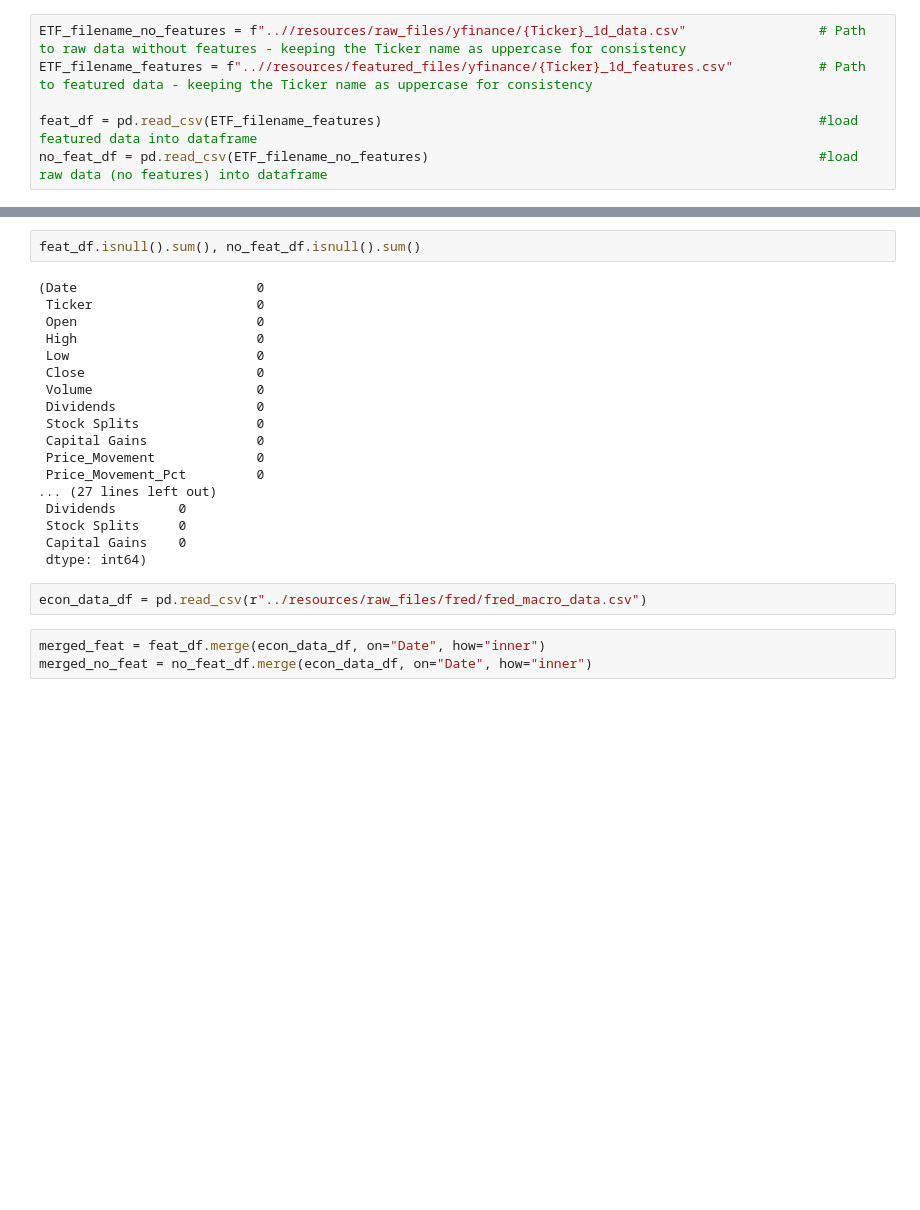
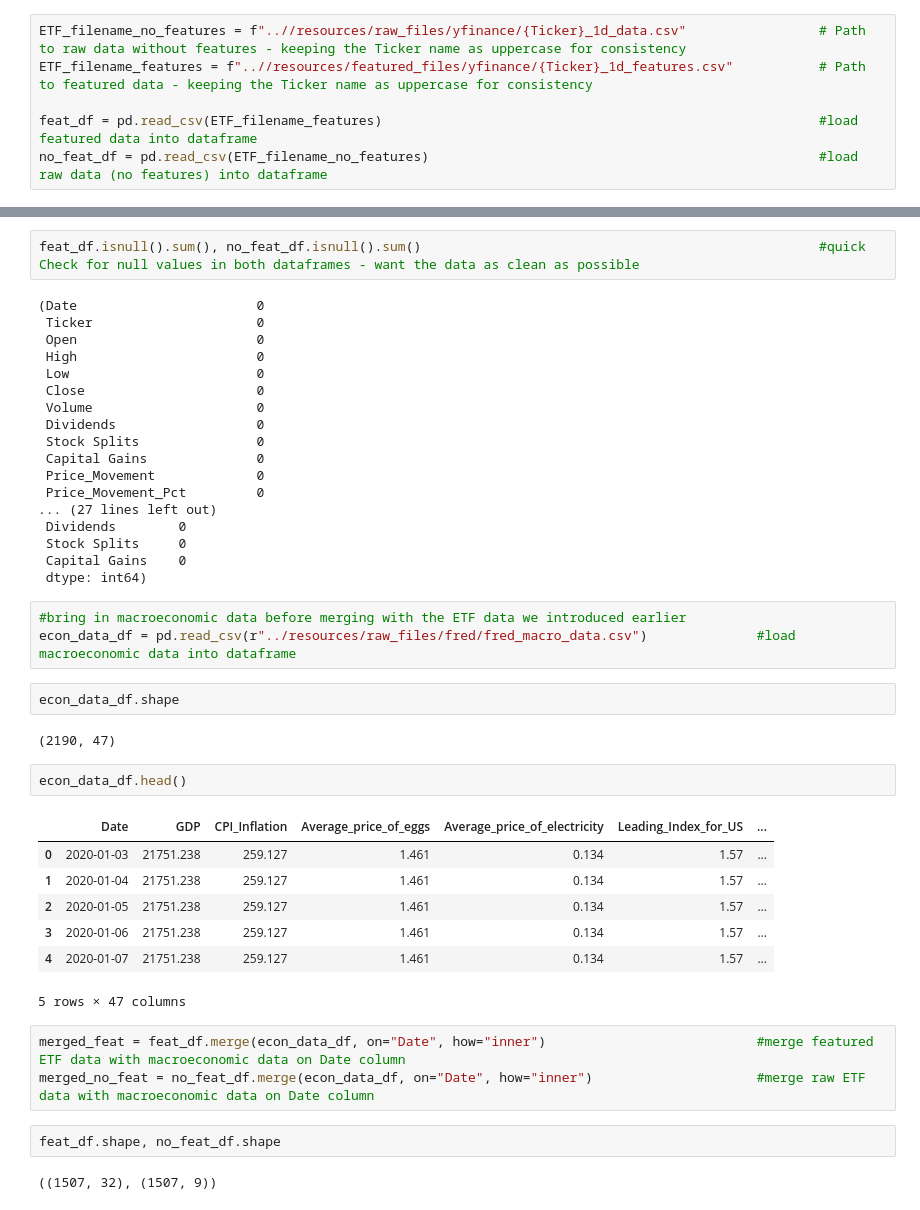
Before and after one commit to tishsrisasi/etf-close-price, a Jupyter notebook: jupyter_notebooks/2_etf_price_predictions_linear_regression.ipynb, the cells around one changed output, grey strips where cells are left out. Drawn from its saved outputs; the diff is of its cells as text; blank space fills up the shorter version.

```diff
--- a/jupyter_notebooks/2_etf_price_predictions_linear_regression.ipynb
+++ b/jupyter_notebooks/2_etf_price_predictions_linear_regression.ipynb
@@ -90,7 +91,7 @@ no_feat_df.shape, feat_df.shape,
 # %% [output]
 ((1507, 9), (1507, 32))
 # %%
-feat_df.isnull().sum(), no_feat_df.isnull().sum()
+feat_df.isnull().sum(), no_feat_df.isnull().sum()                                                   #quick Check for null values in both dataframes - want the data as clean as possible
 # %% [output]
 (Date                       0
  Ticker                     0
@@ -110,7 +111,26 @@ feat_df.isnull().sum(), no_feat_df.isnull().sum()
  Capital Gains    0
  dtype: int64)
 # %%
-econ_data_df = pd.read_csv(r"../resources/raw_files/fred/fred_macro_data.csv")
+#bring in macroeconomic data before merging with the ETF data we introduced earlier
+econ_data_df = pd.read_csv(r"../resources/raw_files/fred/fred_macro_data.csv")              #load macroeconomic data into dataframe
+# %%
+econ_data_df.shape
+# %% [output]
+(2190, 47)
+# %%
+econ_data_df.head()
+# %% [output]
+|  | Date | GDP | CPI_Inflation | Average_price_of_eggs | Average_price_of_electricity | Leading_Index_for_US | ... |
+| 0 | 2020-01-03 | 21751.238 | 259.127 | 1.461 | 0.134 | 1.57 | ... |
+| 1 | 2020-01-04 | 21751.238 | 259.127 | 1.461 | 0.134 | 1.57 | ... |
+| 2 | 2020-01-05 | 21751.238 | 259.127 | 1.461 | 0.134 | 1.57 | ... |
+| 3 | 2020-01-06 | 21751.238 | 259.127 | 1.461 | 0.134 | 1.57 | ... |
+| 4 | 2020-01-07 | 21751.238 | 259.127 | 1.461 | 0.134 | 1.57 | ... |
+5 rows × 47 columns
 # %%
-merged_feat = feat_df.merge(econ_data_df, on="Date", how="inner")
-merged_no_feat = no_feat_df.merge(econ_data_df, on="Date", how="inner")
+merged_feat = feat_df.merge(econ_data_df, on="Date", how="inner")                           #merge featured ETF data with macroeconomic data on Date column
+merged_no_feat = no_feat_df.merge(econ_data_df, on="Date", how="inner")                     #merge raw ETF data with macroeconomic data on Date column
+# %%
+feat_df.shape, no_feat_df.shape
+# %% [output]
+((1507, 32), (1507, 9))
```
Also changed, not shown: parts of 25 cells of this notebook.
